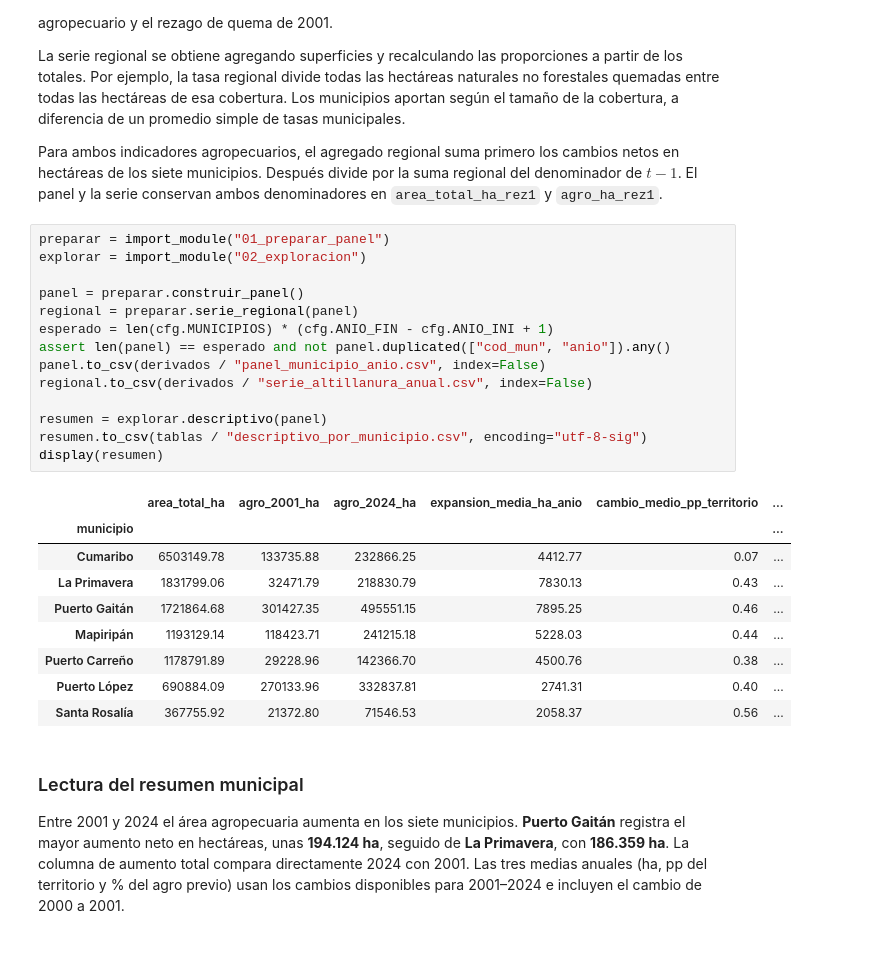
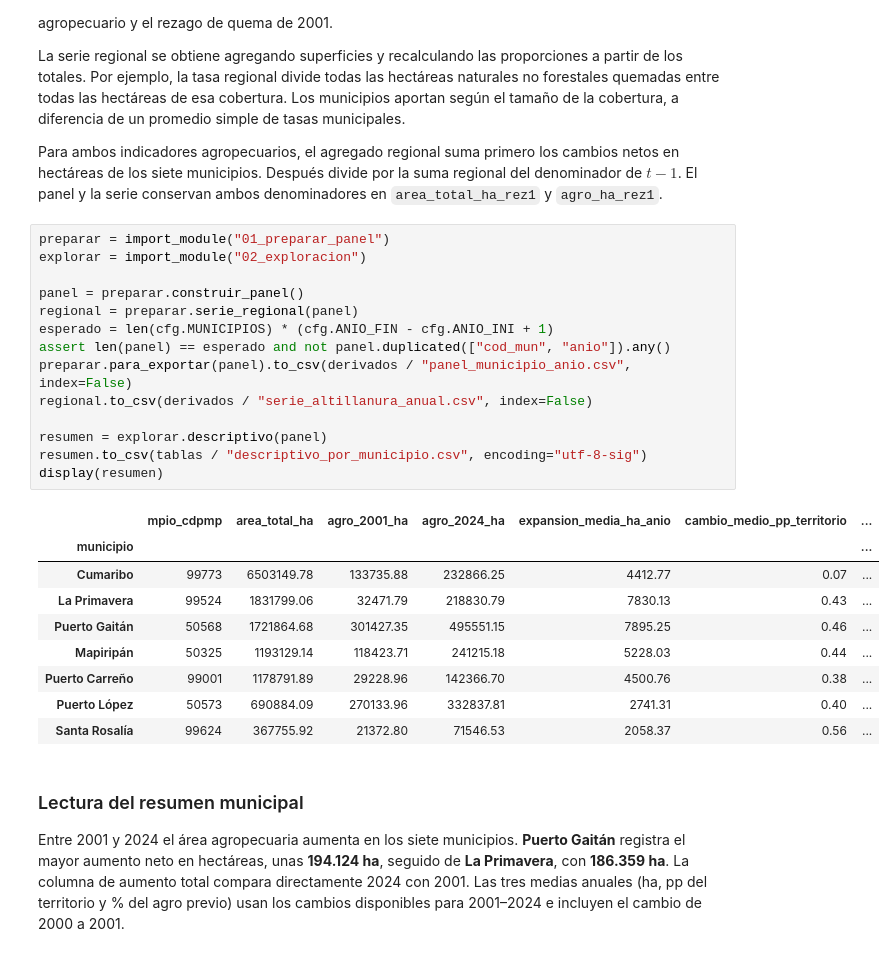
Before and after one commit to DanielFelipeRuizBermudez/Proyecto-ALTILLANURA, a Jupyter notebook: notebooks/50_vinculos/52_panel_exploracion.ipynb, the cells around one changed output. Cells and saved outputs as stored; diff of their text form.

```diff
--- a/notebooks/50_vinculos/52_panel_exploracion.ipynb
+++ b/notebooks/50_vinculos/52_panel_exploracion.ipynb
@@ -94,27 +94,27 @@ Para ambos indicadores agropecuarios, el agregado regional suma primero los camb
 # %%
 preparar = import_module("01_preparar_panel")
 explorar = import_module("02_exploracion")
 
 panel = preparar.construir_panel()
 regional = preparar.serie_regional(panel)
 esperado = len(cfg.MUNICIPIOS) * (cfg.ANIO_FIN - cfg.ANIO_INI + 1)
 assert len(panel) == esperado and not panel.duplicated(["cod_mun", "anio"]).any()
-panel.to_csv(derivados / "panel_municipio_anio.csv", index=False)
+preparar.para_exportar(panel).to_csv(derivados / "panel_municipio_anio.csv", index=False)
 regional.to_csv(derivados / "serie_altillanura_anual.csv", index=False)
 
 resumen = explorar.descriptivo(panel)
 resumen.to_csv(tablas / "descriptivo_por_municipio.csv", encoding="utf-8-sig")
 display(resumen)
 # %% [output]
-|  | area_total_ha | agro_2001_ha | agro_2024_ha | expansion_media_ha_anio | cambio_medio_pp_territorio | ... |
-| municipio |  |  |  |  |  | ... |
-| Cumaribo | 6503149.78 | 133735.88 | 232866.25 | 4412.77 | 0.07 | ... |
-| La Primavera | 1831799.06 | 32471.79 | 218830.79 | 7830.13 | 0.43 | ... |
-| Puerto Gaitán | 1721864.68 | 301427.35 | 495551.15 | 7895.25 | 0.46 | ... |
-| Mapiripán | 1193129.14 | 118423.71 | 241215.18 | 5228.03 | 0.44 | ... |
-| Puerto Carreño | 1178791.89 | 29228.96 | 142366.70 | 4500.76 | 0.38 | ... |
-| Puerto López | 690884.09 | 270133.96 | 332837.81 | 2741.31 | 0.40 | ... |
-| Santa Rosalía | 367755.92 | 21372.80 | 71546.53 | 2058.37 | 0.56 | ... |
+|  | mpio_cdpmp | area_total_ha | agro_2001_ha | agro_2024_ha | expansion_media_ha_anio | cambio_medio_pp_territorio | ... |
+| municipio |  |  |  |  |  |  | ... |
+| Cumaribo | 99773 | 6503149.78 | 133735.88 | 232866.25 | 4412.77 | 0.07 | ... |
+| La Primavera | 99524 | 1831799.06 | 32471.79 | 218830.79 | 7830.13 | 0.43 | ... |
+| Puerto Gaitán | 50568 | 1721864.68 | 301427.35 | 495551.15 | 7895.25 | 0.46 | ... |
+| Mapiripán | 50325 | 1193129.14 | 118423.71 | 241215.18 | 5228.03 | 0.44 | ... |
+| Puerto Carreño | 99001 | 1178791.89 | 29228.96 | 142366.70 | 4500.76 | 0.38 | ... |
+| Puerto López | 50573 | 690884.09 | 270133.96 | 332837.81 | 2741.31 | 0.40 | ... |
+| Santa Rosalía | 99624 | 367755.92 | 21372.80 | 71546.53 | 2058.37 | 0.56 | ... |
 # %% [markdown]
 ### Lectura del resumen municipal
 
```
Also changed, not shown: 9 other files.
